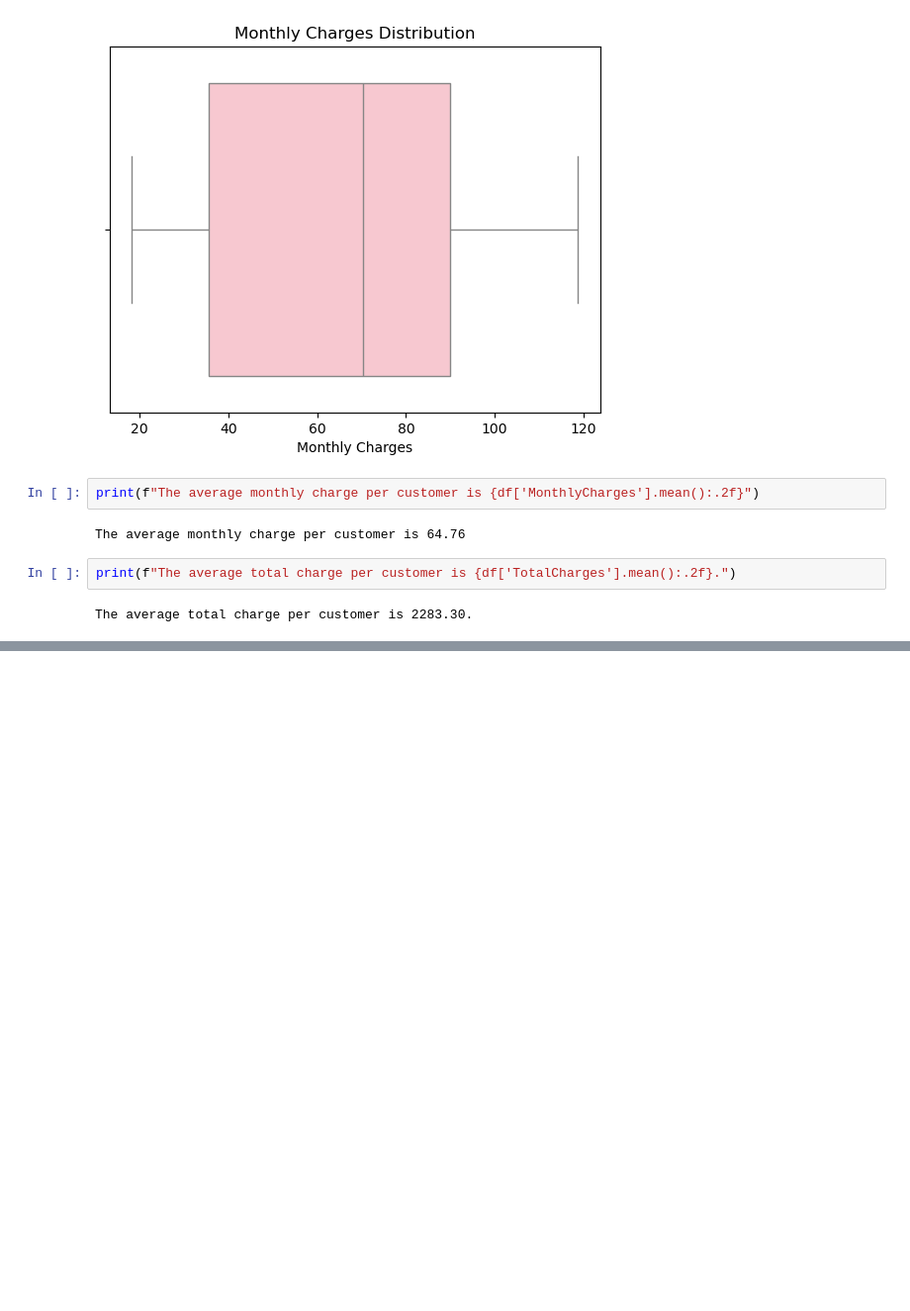
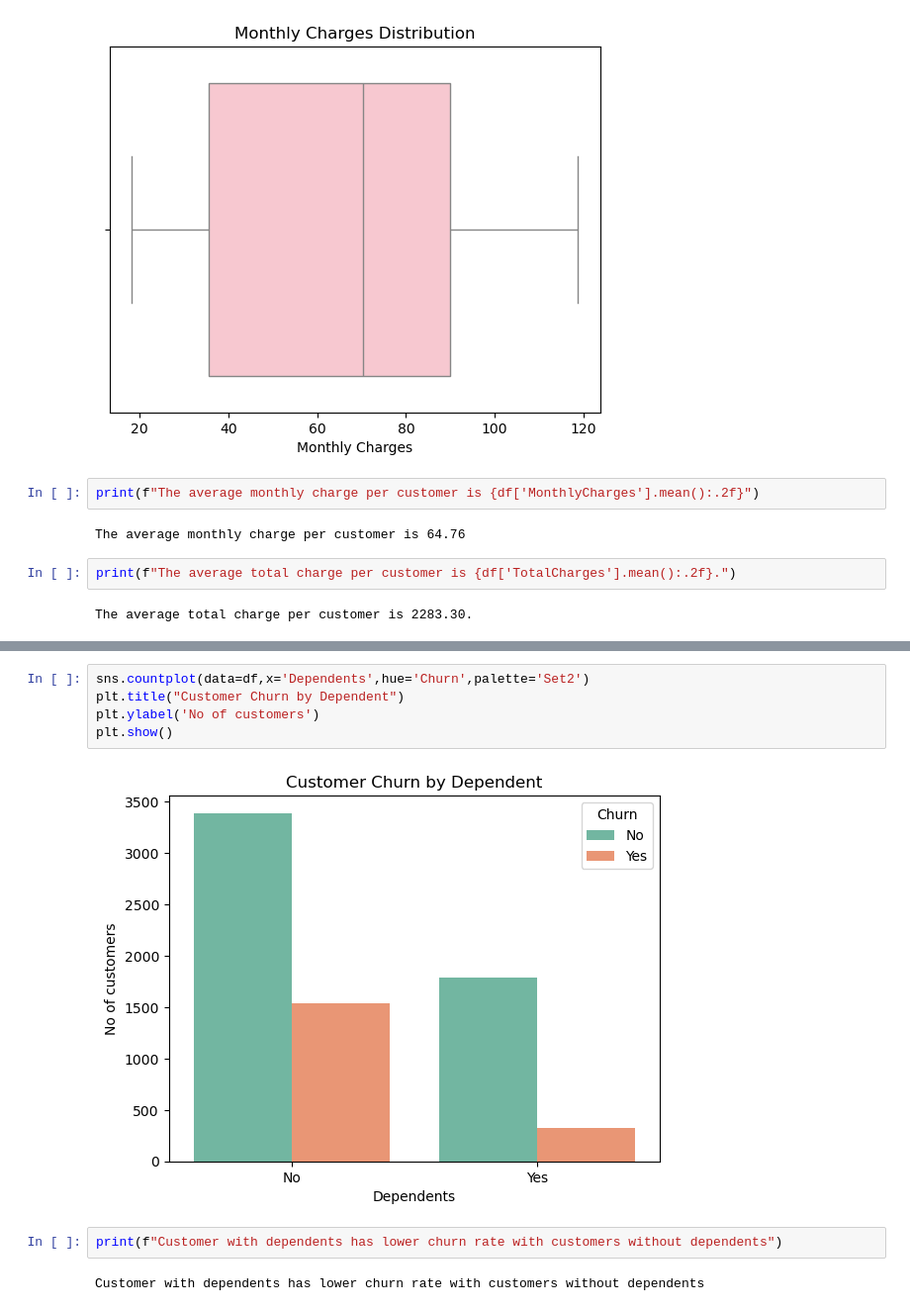
Before and after one commit to himashooo/Telco-Customer-Churn, a Jupyter notebook: Customer_churn.ipynb, the cells around one changed output, grey strips where cells are left out. Shown at 99% size. Saved outputs shown, nothing was run; the diff lists cells and outputs as text; blank space fills up the shorter version.

```diff
--- a/Customer_churn.ipynb
+++ b/Customer_churn.ipynb
@@ -222,0 +259,11 @@ The average total charge per customer is 2283.30.
+# %%
+sns.countplot(data=df,x='Dependents',hue='Churn',palette='Set2')
+plt.title("Customer Churn by Dependent")
+plt.ylabel('No of customers')
+plt.show()
+# %% [output]
+[figure, added]
+# %%
+print(f"Customer with dependents has lower churn rate with customers without dependents")
+# %% [output]
+Customer with dependents has lower churn rate with customers without dependents
```
Also changed, not shown: parts of 15 cells of this notebook.
